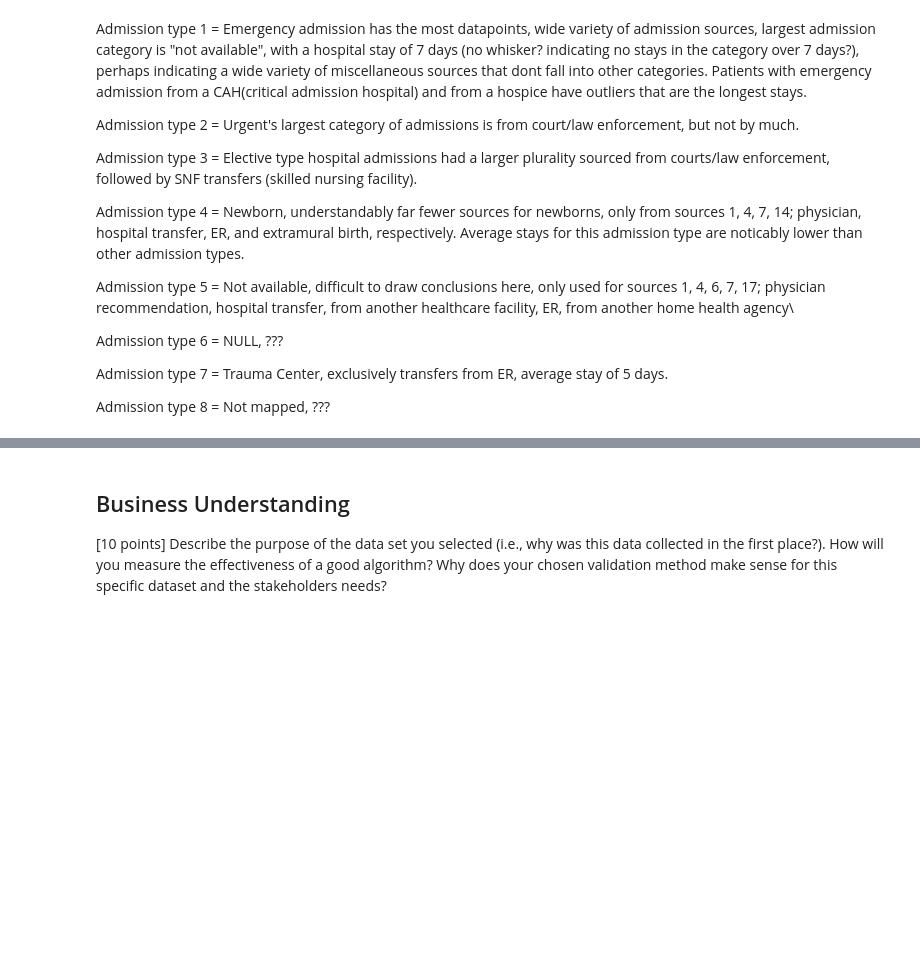
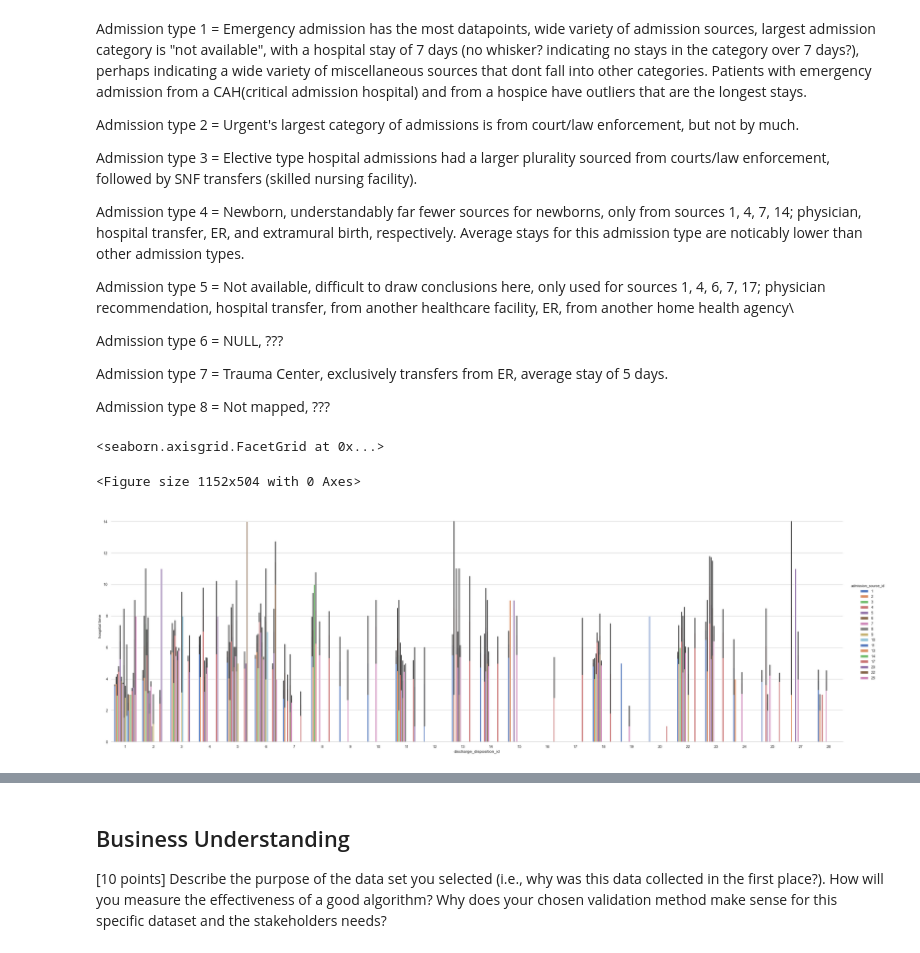
Before and after one commit to EdwardAF-IT/machine-learning-i-group-project, a Jupyter notebook: Code/jtan lab 3 EDA.ipynb, the cells around one changed output, grey strips where cells are left out. Drawn from its saved outputs; the diff is of its cells as text; code cells hidden in the pictures; blank space fills up the shorter version.

```diff
--- a/Code/jtan lab 3 EDA.ipynb
+++ b/Code/jtan lab 3 EDA.ipynb
@@ -124,3 +142,14 @@ Admission type 6 = NULL, ???
 Admission type 7 = Trauma Center, exclusively transfers from ER, average stay of 5 days.
 
 Admission type 8 = Not mapped, ???
+# %%
+sns.set(style="whitegrid")
+plt.figure(figsize = (16, 7))
+v2 = sns.catplot(x="discharge_disposition_id", y="time_in_hospital", hue="admission_source_id", data=df1,
+                height=10, aspect = 3, kind="bar", palette="muted")
+v2.despine(left=True)
+v2.set_ylabels("hospital time")
+# %% [output]
+<seaborn.axisgrid.FacetGrid at 0x...>
+<Figure size 1152x504 with 0 Axes>
+[figure, added]
```
Also changed, not shown: parts of 9 cells of this notebook.
